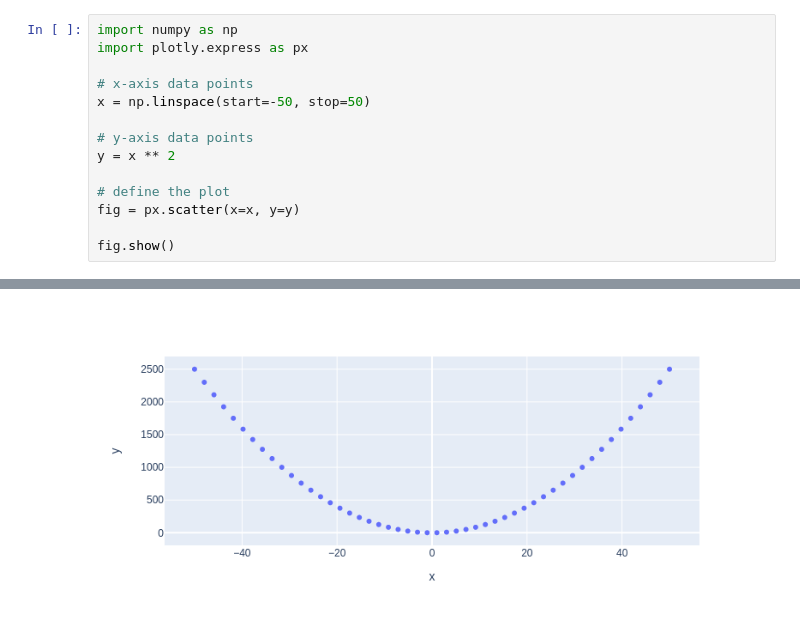
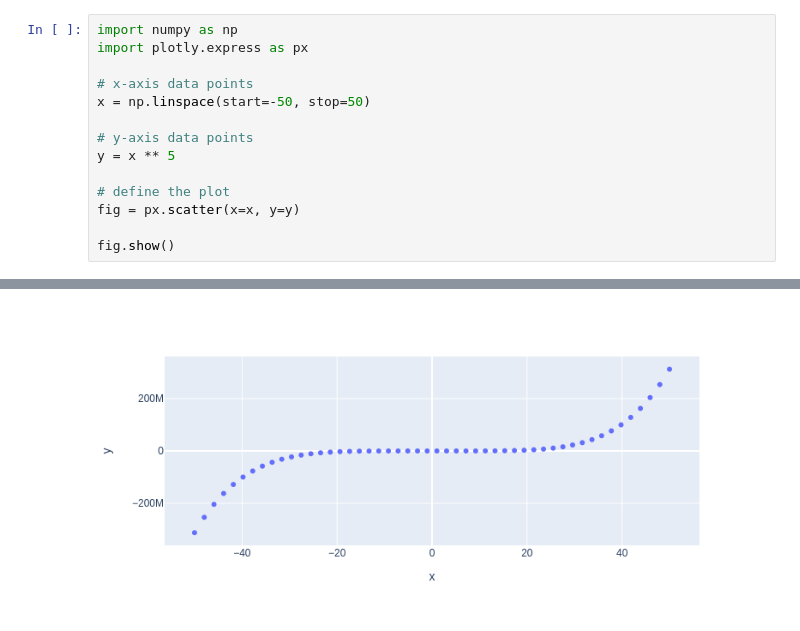
Before and after one commit to SirVL/my-notebooks-repo, a Jupyter notebook: experiment1.ipynb, the cells around one changed output, grey strips where cells are left out. Saved outputs shown, nothing was run; the diff lists cells and outputs as text.

```diff
--- a/experiment1.ipynb
+++ b/experiment1.ipynb
@@ -6,7 +6,7 @@ import plotly.express as px
 x = np.linspace(start=-50, stop=50)
 
 # y-axis data points
-y = x ** 2
+y = x ** 5
 
 # define the plot
 fig = px.scatter(x=x, y=y)
@@ -17 +16 @@ fig.show()
-[figure, old version]
+[figure, new version]
```
Also changed, not shown: parts of 1 cell of this notebook.
